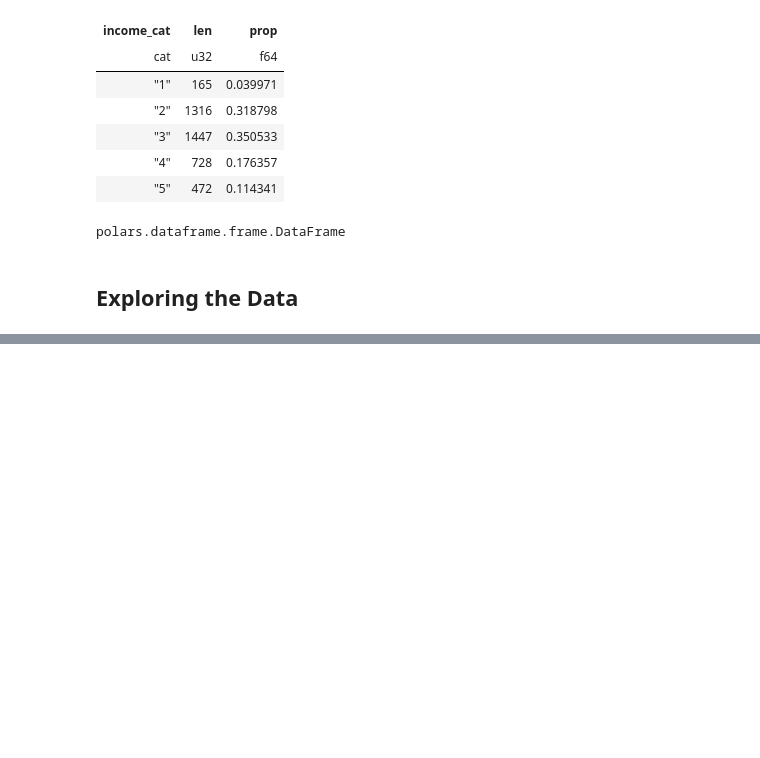
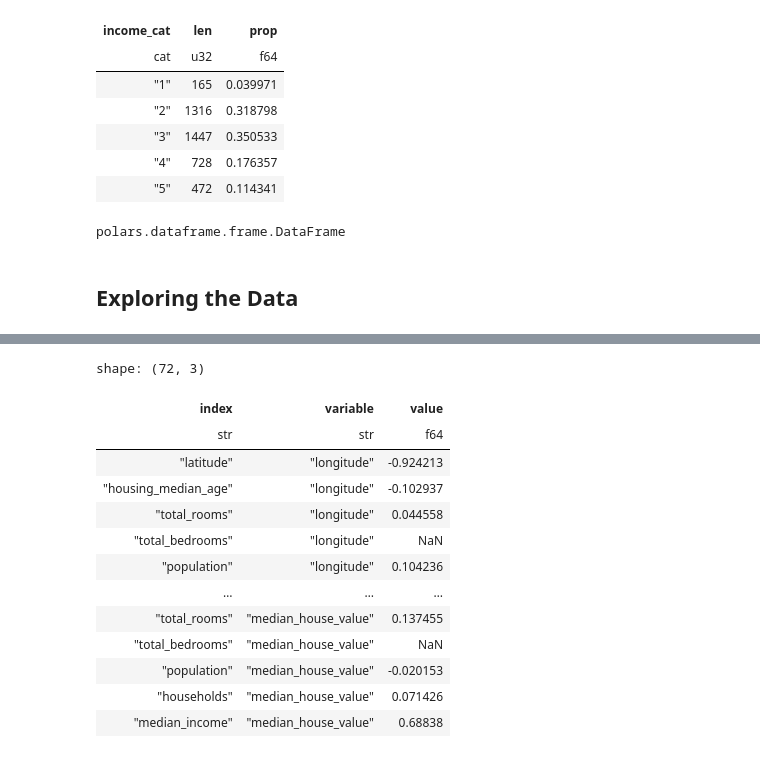
Before and after one commit to asenetcky/quick_py_ml, a Jupyter notebook: housing.ipynb, the cells around one changed output, grey strips where cells are left out. Drawn from its saved outputs; the diff is of its cells as text; code cells hidden in the pictures; blank space fills up the shorter version.

```diff
--- a/housing.ipynb
+++ b/housing.ipynb
@@ -179,0 +194,27 @@ chart
+# %%
+corr_matrix = housing.drop("ocean_proximity")
+corr_matrix = (
+    corr_matrix
+    .corr()
+    .with_columns(
+        index = pl.lit(pl.Series(corr_matrix.columns))
+    )
+    .unpivot(index = "index")
+    .filter(pl.col("index") != pl.col("variable"))
+)
+corr_matrix
+# %% [output]
+shape: (72, 3)
+| index | variable | value |
+| str | str | f64 |
+| "latitude" | "longitude" | -0.924213 |
+| "housing_median_age" | "longitude" | -0.102937 |
+| "total_rooms" | "longitude" | 0.044558 |
+| "total_bedrooms" | "longitude" | NaN |
+| "population" | "longitude" | 0.104236 |
+| … | … | … |
+| "total_rooms" | "median_house_value" | 0.137455 |
+| "total_bedrooms" | "median_house_value" | NaN |
+| "population" | "median_house_value" | -0.020153 |
+| "households" | "median_house_value" | 0.071426 |
+| "median_income" | "median_house_value" | 0.68838 |
```
Also changed, not shown: parts of 15 cells of this notebook.
